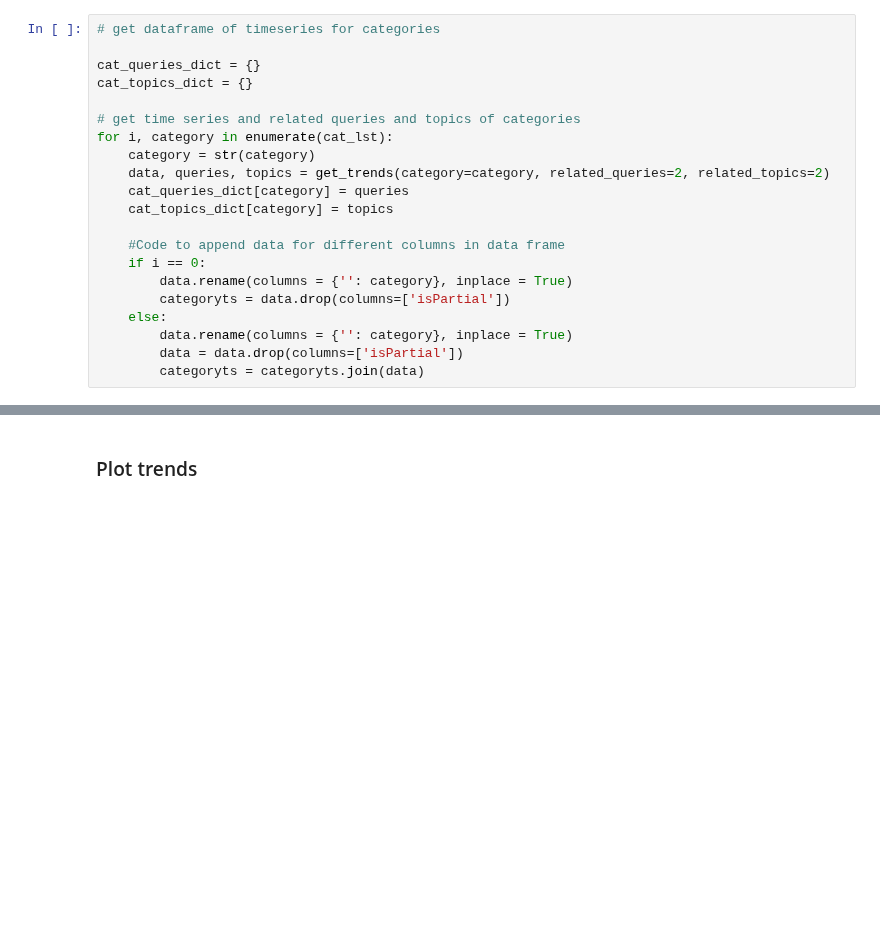
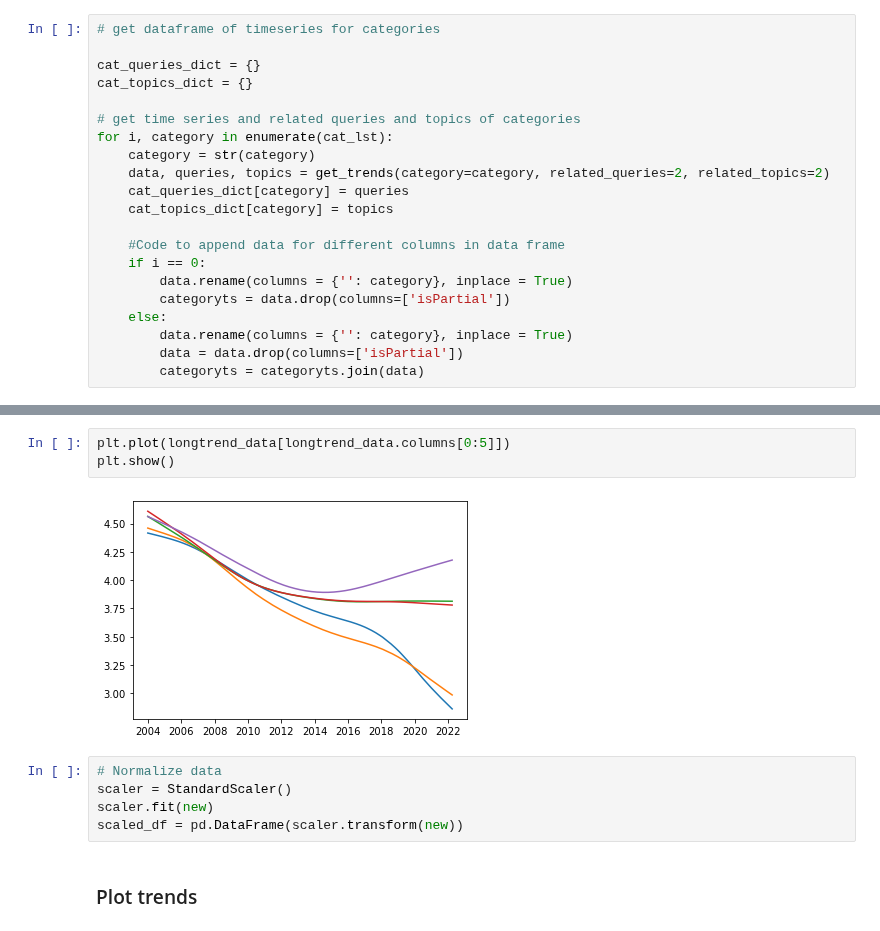
Before and after one commit to ubco-mds-2021-labs/capstone-project-googletrends_capstone, a Jupyter notebook: src/notebooks/gdp_notebook.ipynb, the cells around one changed output, grey strips where cells are left out. Drawn from its saved outputs; the diff is of its cells as text; blank space fills up the shorter version.

```diff
--- a/src/notebooks/gdp_notebook.ipynb
+++ b/src/notebooks/gdp_notebook.ipynb
@@ -203,3 +281,13 @@ for i, keyword in enumerate(keywords_lst[0:2]):
+# %%
+plt.plot(longtrend_data[longtrend_data.columns[0:5]])
+plt.show()
+# %% [output]
+[figure, added]
+# %%
+# Normalize data
+scaler = StandardScaler()
+scaler.fit(new)
+scaled_df = pd.DataFrame(scaler.transform(new))
 # %% [markdown]
 ### Plot trends
 # %%
```
Also changed, not shown: parts of 12 cells of this notebook, 6 other files.
